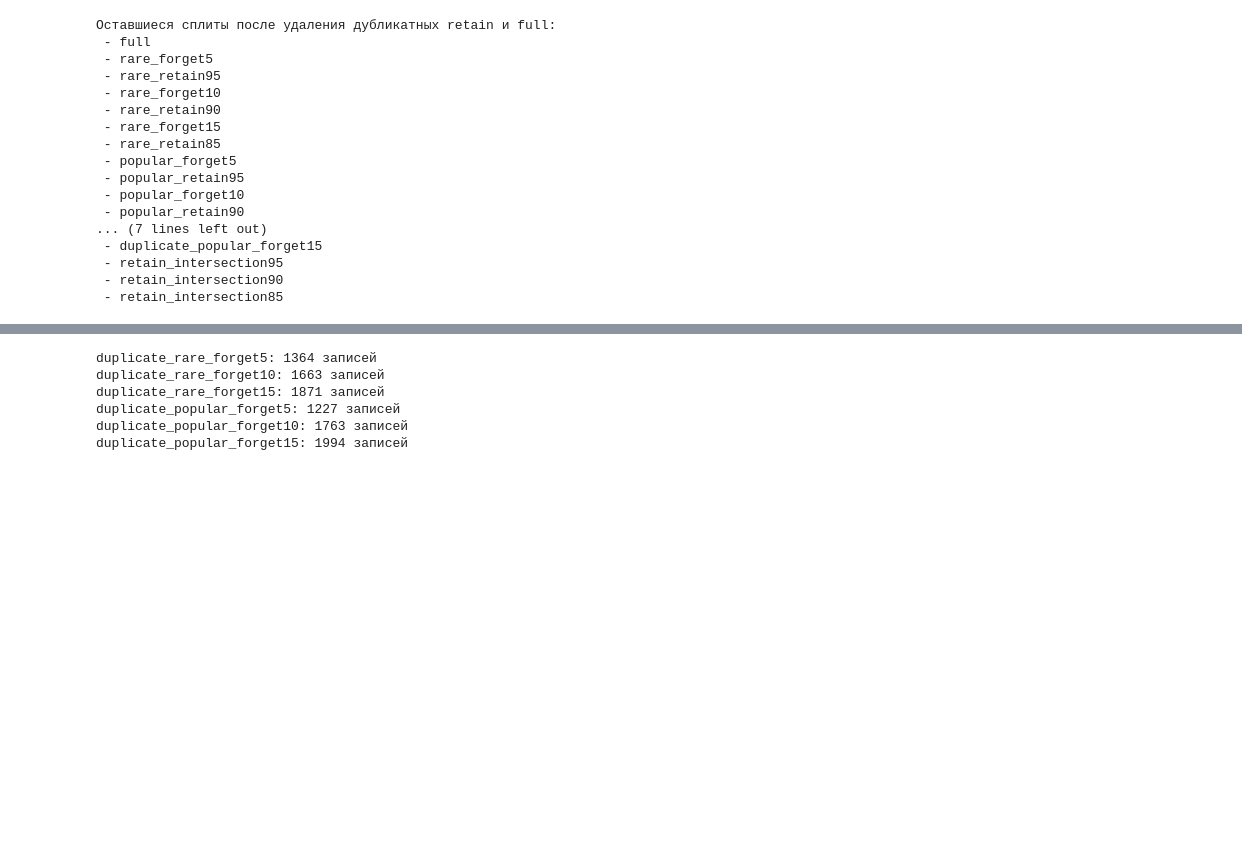
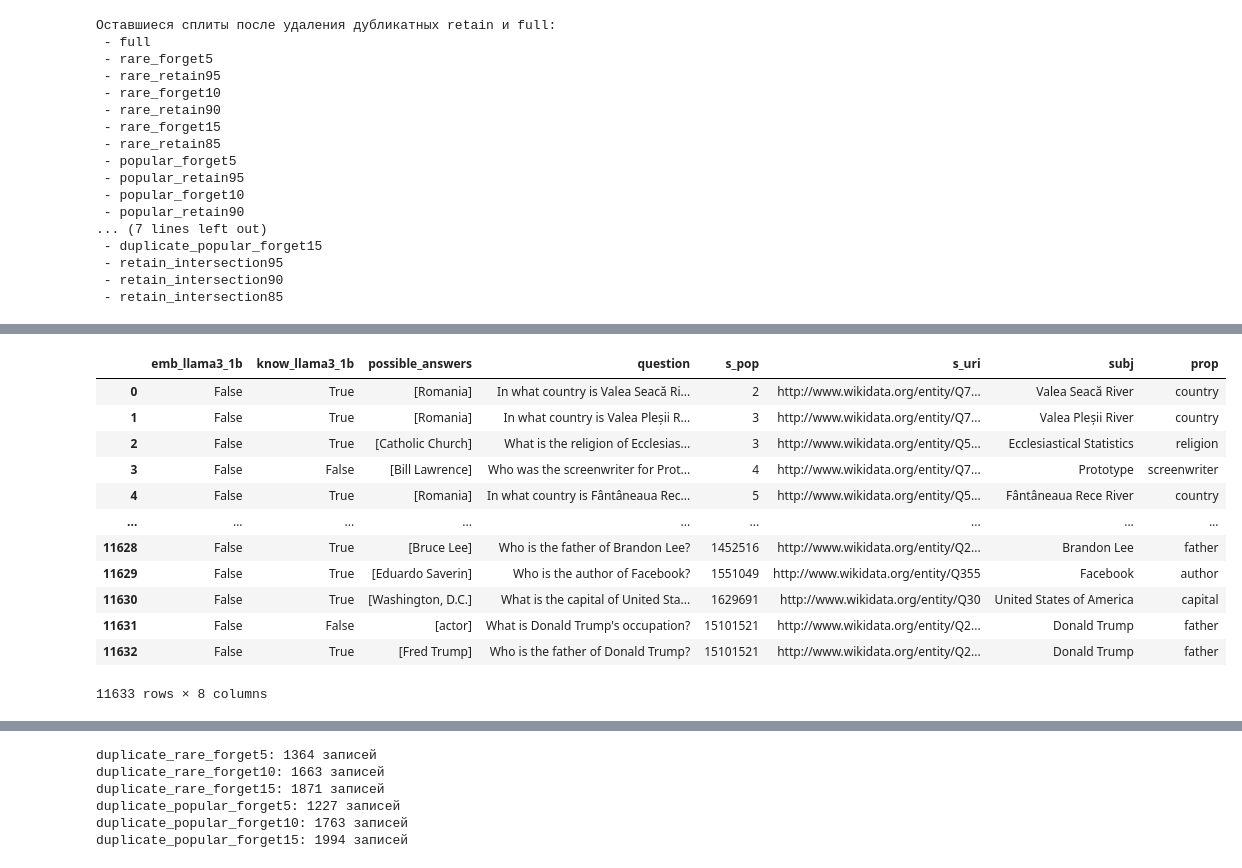
Before and after one commit to Anya-wUw/tripunlamb, a Jupyter notebook: popqa_creation/MU_NLP_DRAFT_.ipynb, the cells around one changed output, grey strips where cells are left out. Drawn from its saved outputs; the diff is of its cells as text; code cells hidden in the pictures; blank space fills up the shorter version.

```diff
--- a/popqa_creation/MU_NLP_DRAFT_.ipynb
+++ b/popqa_creation/MU_NLP_DRAFT_.ipynb
@@ -615,7 +613,7 @@ from datasets import load_dataset, DatasetDict
 import re
 
 # 1. Загрузим ваши сплиты с Hub
-dataset_splits = load_dataset("AnniBorri/PopQA_forget_splits")
+dataset_splits = load_dataset("SwetieePawsss/PopQA_forget_splits")
 
 # 2. Загрузим оригинальный PopQA для получения s_uri
 orig = load_dataset("akariasai/PopQA")["test"]
@@ -760,7 +758,7 @@ rare_retain_85: 7937 записей (вопросы уникальны)
 from datasets import load_dataset
 
 # 1. Загрузим текущие сплиты
-dataset_splits = load_dataset("AnniBorri/PopQA_forget_splits")
+dataset_splits = load_dataset("SwetieePawsss/PopQA_forget_splits")
 
 # 2. Пары (N, retain_pct), по которым надо чинить rare_retain и popular_retain
 configs = [
@@ -844,7 +842,7 @@ retain_intersection85: 5572 examples
 from datasets import load_dataset, DatasetDict
 
 # Загружаем все сплиты
-dataset_splits = load_dataset("AnniBorri/PopQA_forget_splits")
+dataset_splits = load_dataset("SwetieePawsss/PopQA_forget_splits")
 
 # Берём full и список forget-префиксов
 full_ds = dataset_splits["full"]
@@ -951,0 +1012,16 @@ for name in dataset_splits.keys():
+# %%
+FULL.to_pandas()
+# %% [output]
+|  | emb_llama3_1b | know_llama3_1b | possible_answers | question | s_pop | s_uri | subj | prop |
+| 0 | False | True | [Romania] | In what country is Valea Seacă Ri... | 2 | http://www.wikidata.org/entity/Q7... | Valea Seacă River | country |
+| 1 | False | True | [Romania] | In what country is Valea Pleșii R... | 3 | http://www.wikidata.org/entity/Q7... | Valea Pleșii River | country |
+| 2 | False | True | [Catholic Church] | What is the religion of Ecclesias... | 3 | http://www.wikidata.org/entity/Q5... | Ecclesiastical Statistics | religion |
+| 3 | False | False | [Bill Lawrence] | Who was the screenwriter for Prot... | 4 | http://www.wikidata.org/entity/Q7... | Prototype | screenwriter |
+| 4 | False | True | [Romania] | In what country is Fântâneaua Rec... | 5 | http://www.wikidata.org/entity/Q5... | Fântâneaua Rece River | country |
+| ... | ... | ... | ... | ... | ... | ... | ... | ... |
+| 11628 | False | True | [Bruce Lee] | Who is the father of Brandon Lee? | 1452516 | http://www.wikidata.org/entity/Q2... | Brandon Lee | father |
+| 11629 | False | True | [Eduardo Saverin] | Who is the author of Facebook? | 1551049 | http://www.wikidata.org/entity/Q355 | Facebook | author |
+| 11630 | False | True | [Washington, D.C.] | What is the capital of United Sta... | 1629691 | http://www.wikidata.org/entity/Q30 | United States of America | capital |
+| 11631 | False | False | [actor] | What is Donald Trump's occupation? | 15101521 | http://www.wikidata.org/entity/Q2... | Donald Trump | father |
+| 11632 | False | True | [Fred Trump] | Who is the father of Donald Trump? | 15101521 | http://www.wikidata.org/entity/Q2... | Donald Trump | father |
+11633 rows × 8 columns
```
Also changed, not shown: parts of 20 cells of this notebook, 35 other files.
